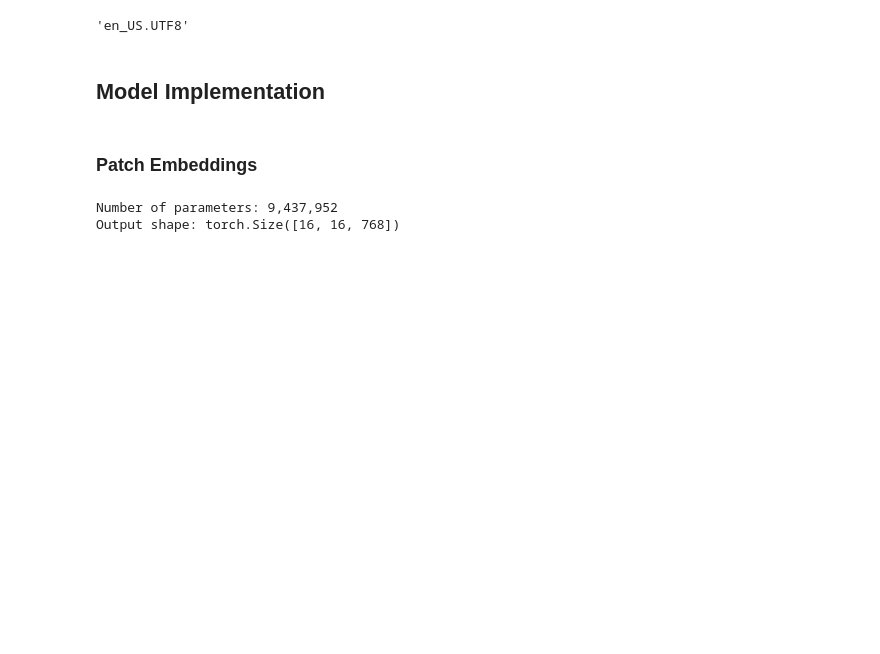
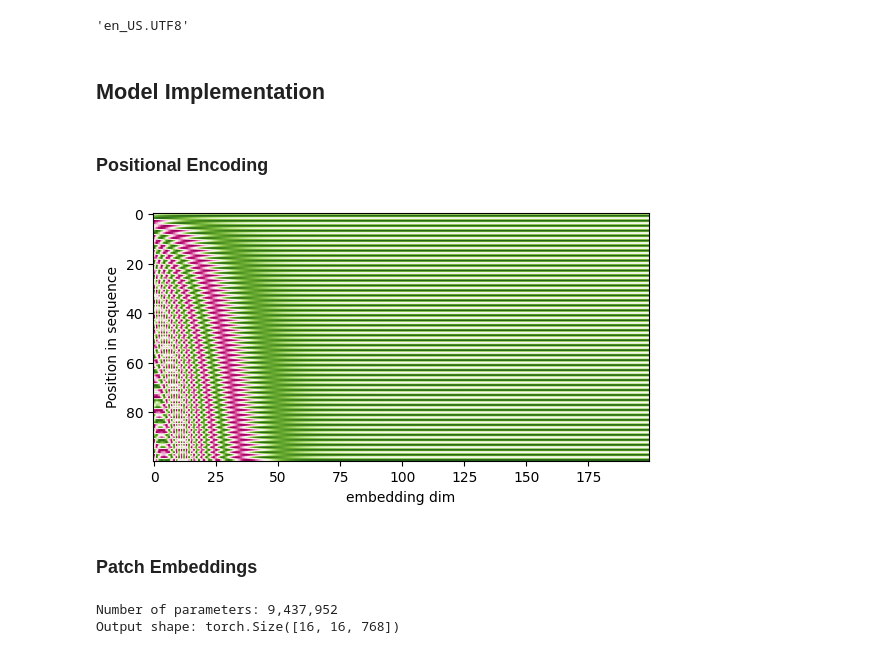
Before and after one commit to Marco5de/VisionTransformer, a Jupyter notebook: notebooks/ViT_obj.ipynb, the cells around one changed output. Cells and saved outputs as stored; diff of their text form; code cells hidden in the pictures; blank space fills up the shorter version.

Commit message:
comments, type annotations and sinusoidal positional encoding

```diff
--- a/notebooks/ViT_obj.ipynb
+++ b/notebooks/ViT_obj.ipynb
@@ -16,6 +16,39 @@ locale.setlocale(locale.LC_ALL, 'en_US.UTF8')
 # %%
 def count_parameters(model):
     return sum(p.numel() for p in model.parameters() if p.requires_grad)
+# %% [markdown]
+### Positional Encoding
+# %%
+class SinusoidalPositionalEncoding(nn.Module):
+    """
+    Implementing sinusoidal positional encoding described in the Attention is all you need paper
+    """
+    def __init__(self) -> None:
+        super().__init__()
+
+    def forward(self, x: torch.Tensor) -> torch.Tensor:
+        batch_size, seq_len, embed_dim = x.shape
+        # [batch_size, seq_len, 1]
+        pos_arr = torch.arange(start=0, step=1, end=seq_len).unsqueeze(0).repeat([batch_size, 1]).unsqueeze(2)
+        # [batch_size, 1, embed_dim]
+        i_arr = torch.arange(start=0, step=1, end=embed_dim).unsqueeze(0).repeat([batch_size, 1]).unsqueeze(1)
+        encoding = pos_arr / torch.pow(10000, 2 * i_arr / embed_dim)
+        # apply sinus to even idxs and cosine to odd
+        encoding[:, 0::2, :] = torch.sin(encoding[:, 0::2, :])
+        encoding[:, 1::2, :] = torch.cos(encoding[:, 1::2, :])
+        return x + encoding
+# %%
+batch_size, img_height, embed_dim = 1, 100, 200
+
+positional_encoding = SinusoidalPositionalEncoding()
+
+x = torch.zeros(size=[batch_size, img_height, embed_dim])
+encoding = positional_encoding(x).squeeze()
+plt.imshow(encoding, cmap="PiYG")
+plt.ylabel("Position in sequence"); plt.xlabel("embedding dim")
+plt.show()
+# %% [output]
+[figure, added]
 # %% [markdown]
 ### Patch Embeddings
 # %%
```
Also changed, not shown: parts of 5 cells of this notebook.
